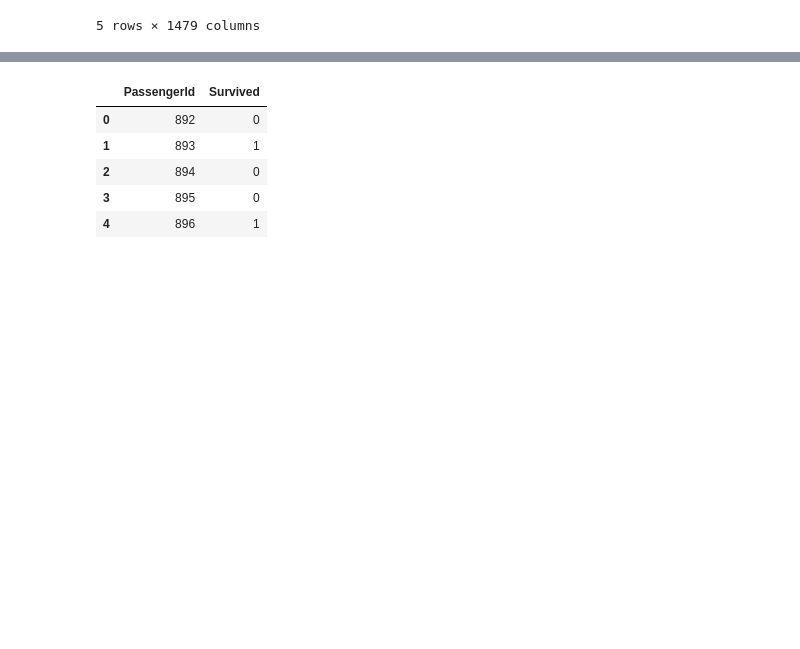
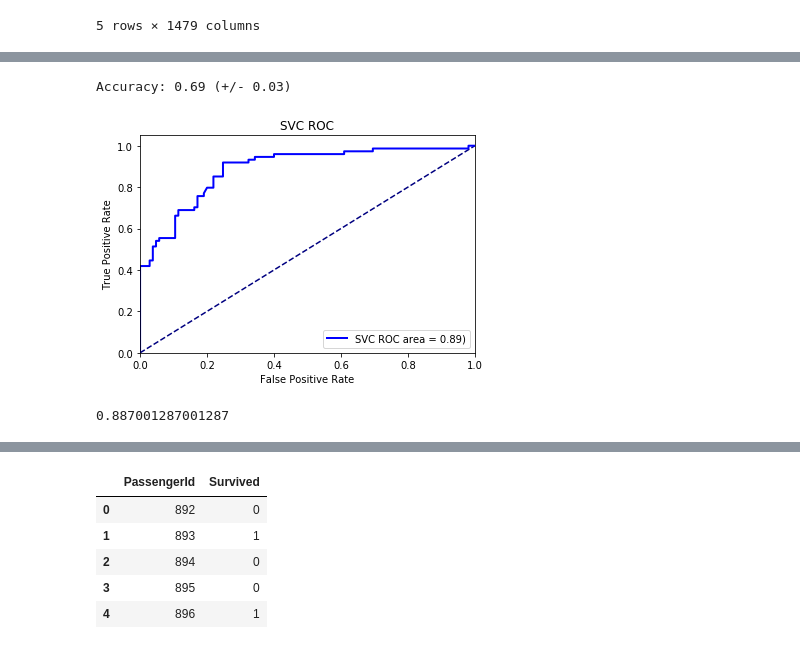
Before and after one commit to csun-data-science-bootcamp-19/Team-8, a Jupyter notebook: Modeling.ipynb, the cells around one changed output, grey strips where cells are left out. Drawn from its saved outputs; the diff is of its cells as text; code cells hidden in the pictures; blank space fills up the shorter version.

```diff
--- a/Modeling.ipynb
+++ b/Modeling.ipynb
@@ -97,0 +136,16 @@ X = scaler.transform(X)
+# %%
+from sklearn.svm import SVC
+
+svc_clf = SVC(gamma='auto', probability=True)
+
+models.append(('svc', svc_clf))
+
+ds_utils.evaluate_classifier(svc_clf, X, Y)
+
+svc_clf.fit(x_train, y_train)
+
+plot_roc(y_test, svc_clf.predict_proba(x_test), 'SVC')
+# %% [output]
+Accuracy: 0.69 (+/- 0.03)
+[figure, added]
+0.887001287001287
```
Also changed, not shown: parts of 23 cells of this notebook, 1 other file.
